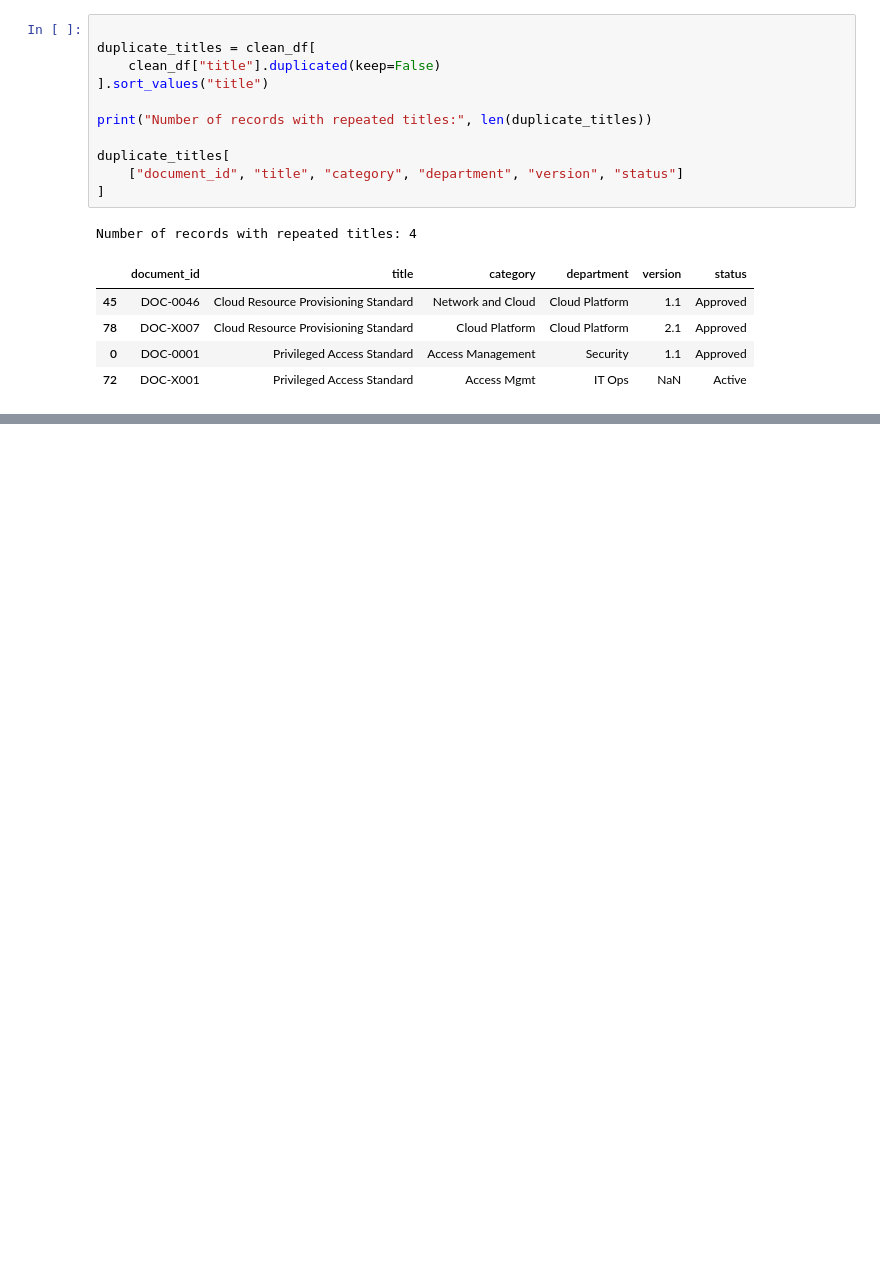
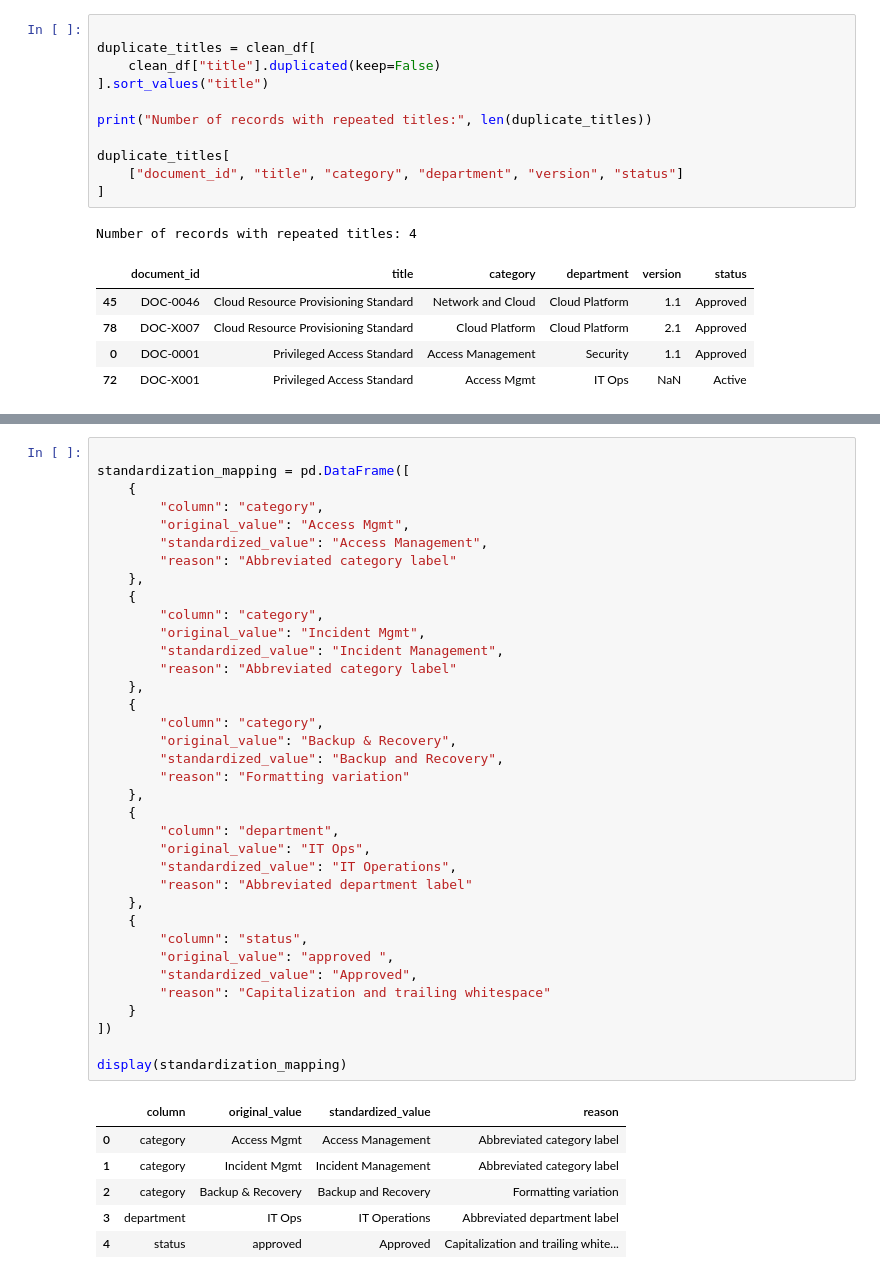
Before and after one commit to anurag-insights/RAG-Based-AI-Document-Assistant-, a Jupyter notebook: notebooks/02_Data_Cleaning.ipynb, the cells around one changed output, grey strips where cells are left out. Drawn from its saved outputs; the diff is of its cells as text; blank space fills up the shorter version.

Commit message:
missing data with mapping

```diff
--- a/notebooks/02_Data_Cleaning.ipynb
+++ b/notebooks/02_Data_Cleaning.ipynb
@@ -258,0 +426,43 @@ Number of records with repeated titles: 4
+# %%
+
+standardization_mapping = pd.DataFrame([
+    {
+        "column": "category",
+        "original_value": "Access Mgmt",
+        "standardized_value": "Access Management",
+        "reason": "Abbreviated category label"
+    },
+    {
+        "column": "category",
+        "original_value": "Incident Mgmt",
+        "standardized_value": "Incident Management",
+        "reason": "Abbreviated category label"
+    },
+    {
+        "column": "category",
+        "original_value": "Backup & Recovery",
+        "standardized_value": "Backup and Recovery",
+        "reason": "Formatting variation"
+    },
+    {
+        "column": "department",
+        "original_value": "IT Ops",
+        "standardized_value": "IT Operations",
+        "reason": "Abbreviated department label"
+    },
+    {
+        "column": "status",
+        "original_value": "approved ",
+        "standardized_value": "Approved",
+        "reason": "Capitalization and trailing whitespace"
+    }
+])
+
+display(standardization_mapping)
+# %% [output]
+|  | column | original_value | standardized_value | reason |
+| 0 | category | Access Mgmt | Access Management | Abbreviated category label |
+| 1 | category | Incident Mgmt | Incident Management | Abbreviated category label |
+| 2 | category | Backup & Recovery | Backup and Recovery | Formatting variation |
+| 3 | department | IT Ops | IT Operations | Abbreviated department label |
+| 4 | status | approved | Approved | Capitalization and trailing white... |
```
Also changed, not shown: parts of 8 cells of this notebook.
